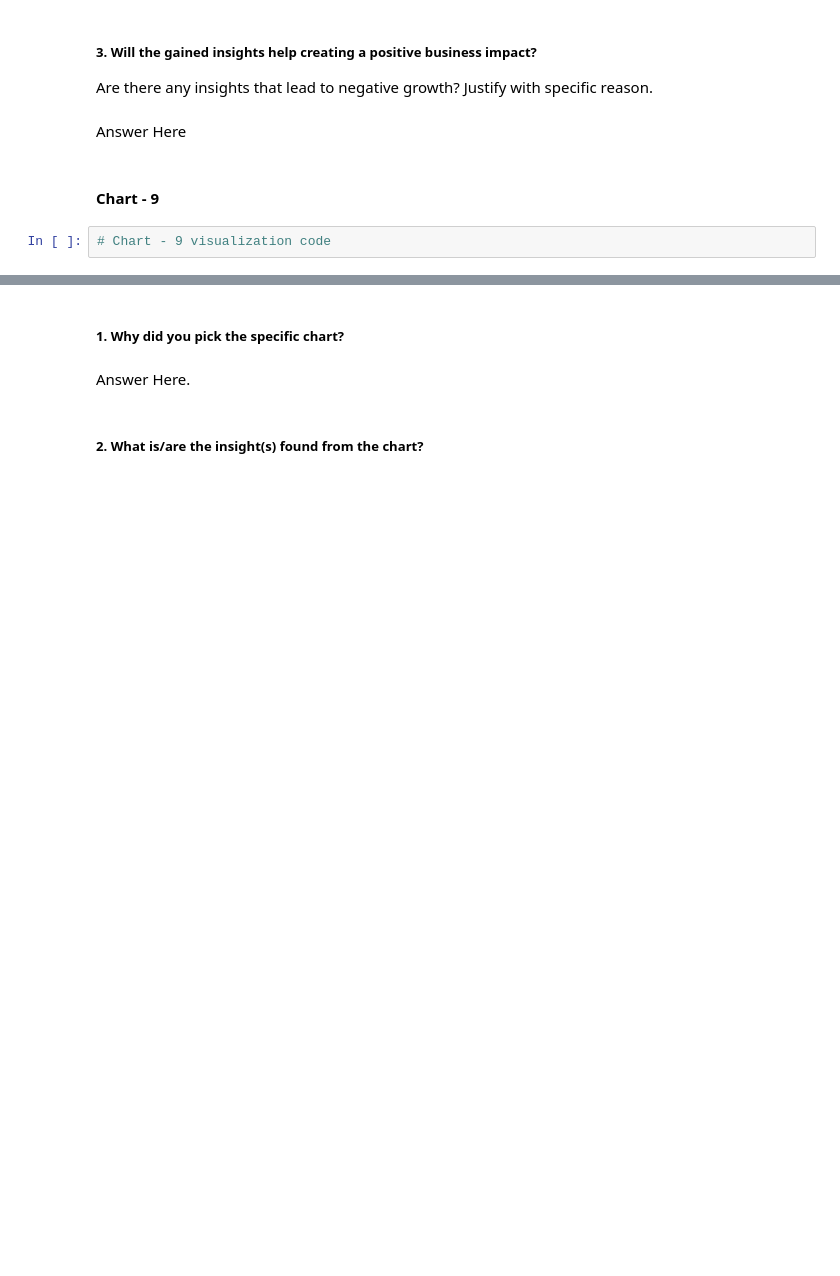
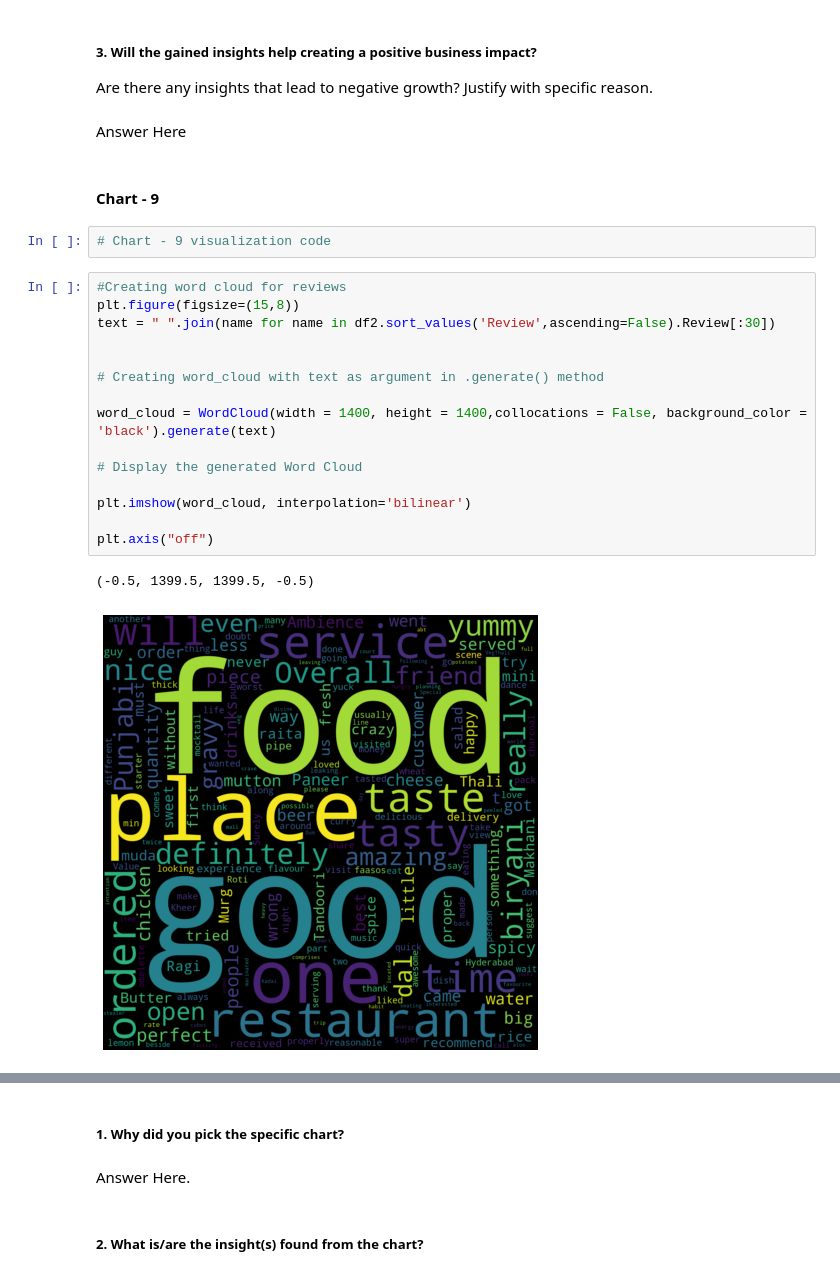
Before and after one commit to saumyadash9/Zomato-Restaurant-Clustering-And-Sentiment-Analysis, a Jupyter notebook: Saumya_Dash_Zomato_Restaurant_Clustering_And_Sentiment_Analysis.ipynb, the cells around one changed output, grey strips where cells are left out. Saved outputs shown, nothing was run; the diff lists cells and outputs as text; blank space fills up the shorter version.

```diff
--- a/Saumya_Dash_Zomato_Restaurant_Clustering_And_Sentiment_Analysis.ipynb
+++ b/Saumya_Dash_Zomato_Restaurant_Clustering_And_Sentiment_Analysis.ipynb
@@ -953,3 +957,21 @@ Answer Here
 #### Chart - 9
 # %%
 # Chart - 9 visualization code
+# %%
+#Creating word cloud for reviews
+plt.figure(figsize=(15,8))
+text = " ".join(name for name in df2.sort_values('Review',ascending=False).Review[:30])
+
+
+# Creating word_cloud with text as argument in .generate() method
+
+word_cloud = WordCloud(width = 1400, height = 1400,collocations = False, background_color = 'black').generate(text)
+
+# Display the generated Word Cloud
+
+plt.imshow(word_cloud, interpolation='bilinear')
+
+plt.axis("off")
+# %% [output]
+(-0.5, 1399.5, 1399.5, -0.5)
+[figure, added]
```
Also changed, not shown: parts of 24 cells of this notebook.
